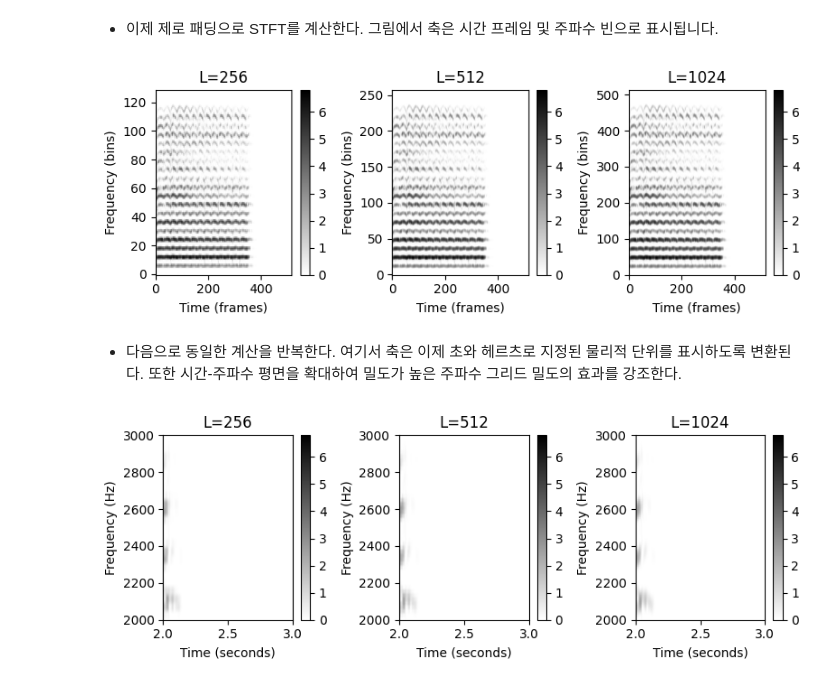
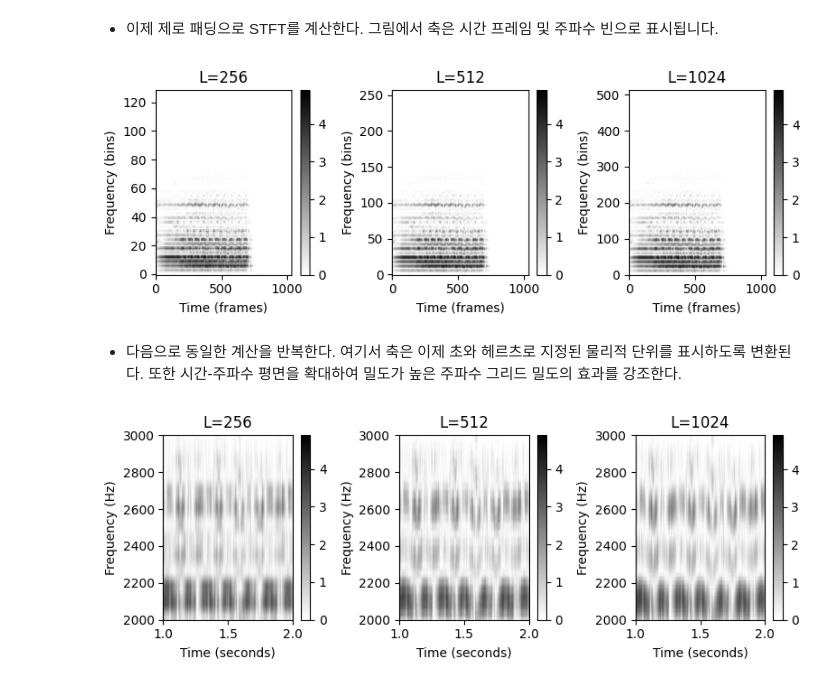
Before and after one commit to jo-cho/mir_kr, a Jupyter notebook: Notebooks/3. Fourier Analysis/4.STFT2.ipynb, the cells around one changed output. Drawn from its saved outputs; the diff is of its cells as text; code cells hidden in the pictures.

```diff
--- a/Notebooks/3. Fourier Analysis/4.STFT2.ipynb
+++ b/Notebooks/3. Fourier Analysis/4.STFT2.ipynb
@@ -173,6 +176,5 @@ ax1, ax2, ax3 = compute_plot_DFT_extended(t, x, Fs, L)
 # %%
-Fs = 11025
-x, Fs = librosa.load("../audio/violin_c4.wav", sr=Fs)
+x, Fs = librosa.load("../audio/violin_c4_legato.wav")
 ipd.display(ipd.Audio(x, rate=Fs))
 
 t_wav = np.arange(0, x.shape[0]) * 1 / Fs
@@ -222,7 +224,7 @@ plot_compute_spectrogram(x, Fs, N, H, L)
 
 plt.tight_layout()
 # %% [output]
-[figure, old version]
+[figure, new version]
 # %% [markdown]
 - 다음으로 동일한 계산을 반복한다. 여기서 축은 이제 초와 헤르츠로 지정된 물리적 단위를 표시하도록 변환된다. 또한 시간-주파수 평면을 확대하여 밀도가 높은 주파수 그리드 밀도의 효과를 강조한다.
 # %%
@@ -237,23 +239,23 @@ def plot_compute_spectrogram_physical(x, Fs, N, H, L, xlim, ylim, color='gray_r'
     plt.xlim(xlim)
     plt.colorbar()
 # %%
-xlim_sec = [2, 3]
+xlim_sec = [1, 2]
 ylim_hz = [2000, 3000]
 
 plt.figure(figsize=(8, 3))
 
 L = N
 plt.subplot(1,3,1)
 plot_compute_spectrogram_physical(x, Fs, N, H, L, xlim=xlim_sec, ylim=ylim_hz)
 
 L = 2 * N
 plt.subplot(1,3,2)
 plot_compute_spectrogram_physical(x, Fs, N, H, L, xlim=xlim_sec, ylim=ylim_hz)
 
 L = 4 * N
 plt.subplot(1,3,3)
 plot_compute_spectrogram_physical(x, Fs, N, H, L, xlim=xlim_sec, ylim=ylim_hz)
 
 plt.tight_layout()
 # %% [output]
-[figure, old version]
+[figure, new version]
```
Also changed, not shown: parts of 30 cells of this notebook.
